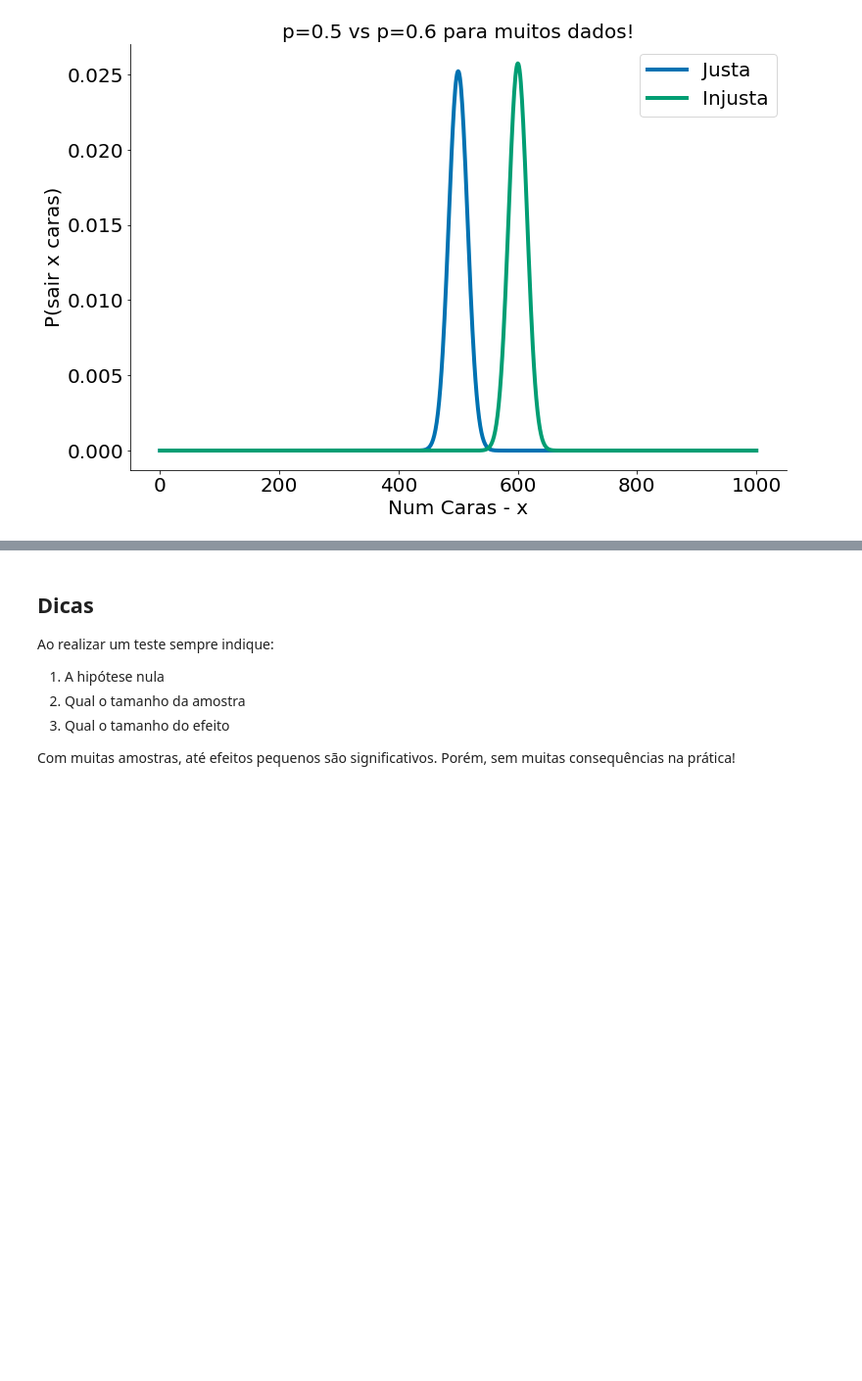
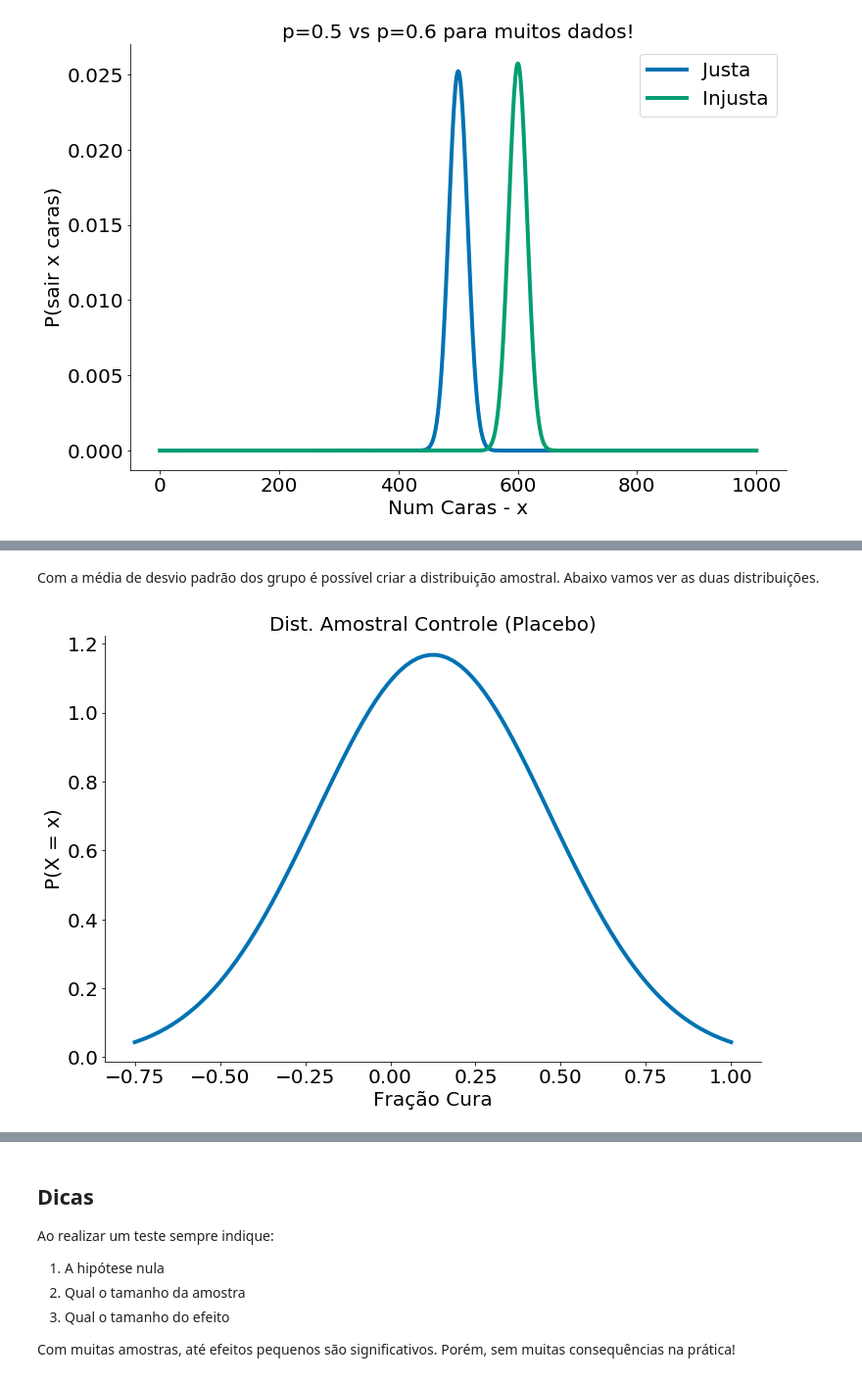
Before and after one commit to icd-ufmg/material, a Jupyter notebook: aulas/12-Poder/12 - Poder.ipynb, the cells around one changed output, grey strips where cells are left out. Shown at 98% size. Drawn from its saved outputs; the diff is of its cells as text; code cells hidden in the pictures; blank space fills up the shorter version.

```diff
--- a/aulas/12-Poder/12 - Poder.ipynb
+++ b/aulas/12-Poder/12 - Poder.ipynb
@@ -248,0 +420,3 @@ despine()
+# %%
+df = pd.read_csv('https://media.githubusercontent.com/media/icd-ufmg/material/master/aulas/13-CausalidadeRCT/bta.csv')
+df.head()
@@ -248,0 +432,3 @@ despine()
+# %%
+control = df.query('Group == "Control"')
+control.head()
@@ -248,0 +454,17 @@ despine()
+# %% [markdown]
+Com a média de desvio padrão dos grupo é possível criar a distribuição amostral. Abaixo vamos ver as duas distribuições.
+# %%
+mu_ctrl = control['Result'].mean()
+std_ctrl = control['Result'].std(ddof=1)
+# %%
+import scipy.stats as ss
+
+x = np.linspace(-0.75, 1, 100)
+y = ss.distributions.norm.pdf(loc=mu_ctrl, scale=std_ctrl, x=x)
+plt.plot(x, y)
+plt.xlabel('Fração Cura')
+plt.ylabel('P(X = x)')
+plt.title('Dist. Amostral Controle (Placebo)')
+despine()
+# %% [output]
+[figure, added]
```
Also changed, not shown: parts of 36 cells of this notebook.
